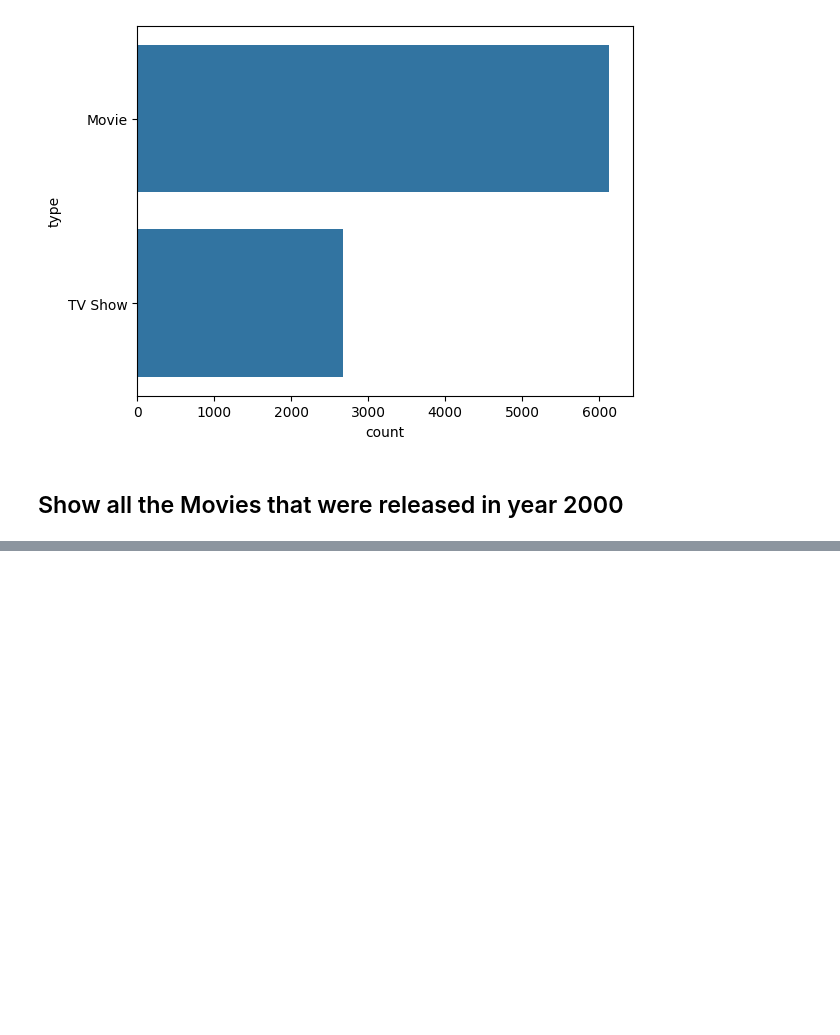
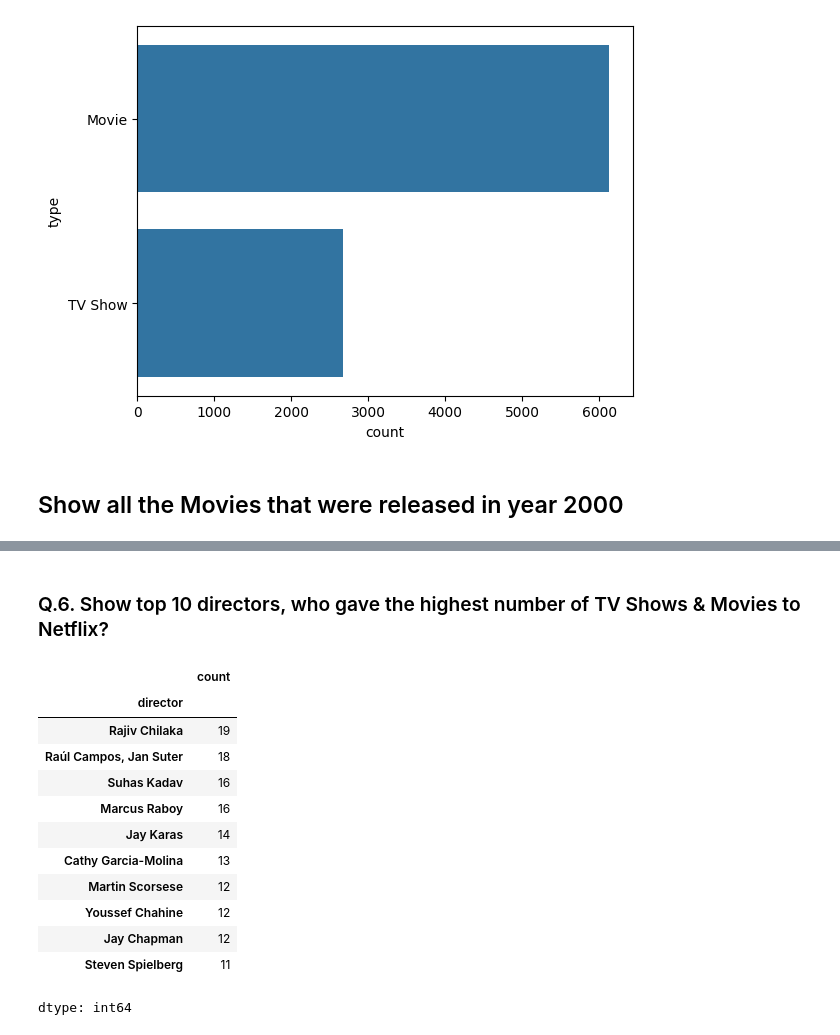
Before and after one commit to GitTanish/DataAnalysis, a Jupyter notebook: Netflix_Data.ipynb, the cells around one changed output, grey strips where cells are left out. Cells and saved outputs as stored; diff of their text form; code cells hidden in the pictures; blank space fills up the shorter version.

```diff
--- a/Netflix_Data.ipynb
+++ b/Netflix_Data.ipynb
@@ -210,0 +238,18 @@ df.head(2)
+# %% [markdown]
+### Q.6. Show top 10 directors, who gave the highest number of TV Shows & Movies to Netflix?
+# %%
+df['director'].value_counts().head(10)
+# %% [output]
+|  | count |
+| director |  |
+| Rajiv Chilaka | 19 |
+| Raúl Campos, Jan Suter | 18 |
+| Suhas Kadav | 16 |
+| Marcus Raboy | 16 |
+| Jay Karas | 14 |
+| Cathy Garcia-Molina | 13 |
+| Martin Scorsese | 12 |
+| Youssef Chahine | 12 |
+| Jay Chapman | 12 |
+| Steven Spielberg | 11 |
+dtype: int64
```
Also changed, not shown: parts of 4 cells of this notebook.
